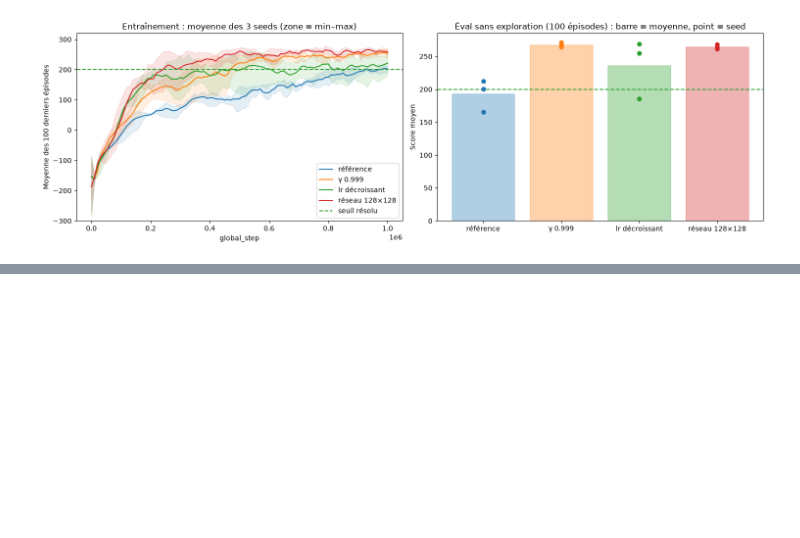
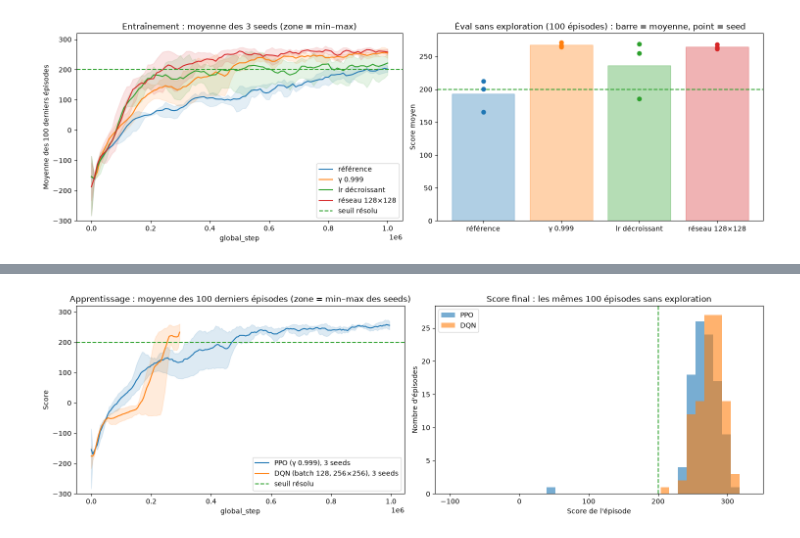
Before and after one commit to chrisrny/StartTrek, a Jupyter notebook: ppo.ipynb, the cells around one changed output, grey strips where cells are left out. Cells and saved outputs as stored; diff of their text form; code cells hidden in the pictures; blank space fills up the shorter version.

```diff
--- a/ppo.ipynb
+++ b/ppo.ipynb
@@ -1258,0 +1447,31 @@ plt.show()
+# %%
+fig, axes = plt.subplots(1, 2, figsize=(15, 4.8))
+
+for agent_name, runs, color in [("PPO (γ 0.999)", ppo_runs, "tab:blue"),
+                                ("DQN (batch 128, 256×256)", dqn_runs, "tab:orange")]:
+    end = min(r["curve_steps"][-1] for r in runs)
+    grid = np.arange(0, end + 1, 5_000)
+    curves = np.array([np.interp(grid, r["curve_steps"], r["curve_ma100"]) for r in runs])
+    axes[0].plot(grid, curves.mean(axis=0), color=color, label=f"{agent_name}, {len(runs)} seeds")
+    axes[0].fill_between(grid, curves.min(axis=0), curves.max(axis=0), color=color, alpha=0.15)
+axes[0].axhline(200, color="tab:green", linestyle="--", label="seuil résolu")
+axes[0].set_title("Apprentissage : moyenne des 100 derniers épisodes (zone = min–max des seeds)")
+axes[0].set_xlabel("global_step")
+axes[0].set_ylabel("Score")
+axes[0].set_ylim(-300, 320)
+axes[0].legend(loc="lower right")
+
+all_scores = [log["reward"] for log in final_eval_logs + dqn_eval_logs]
+bins = np.linspace(min(-100, min(all_scores)), max(330, max(all_scores)), 35)
+axes[1].hist([log["reward"] for log in final_eval_logs], bins=bins, alpha=0.6, color="tab:blue", label="PPO")
+axes[1].hist([log["reward"] for log in dqn_eval_logs], bins=bins, alpha=0.6, color="tab:orange", label="DQN")
+axes[1].axvline(200, color="tab:green", linestyle="--")
+axes[1].set_title("Score final : les mêmes 100 épisodes sans exploration")
+axes[1].set_xlabel("Score de l'épisode")
+axes[1].set_ylabel("Nombre d'épisodes")
+axes[1].legend()
+
+plt.tight_layout()
+plt.show()
+# %% [output]
+[figure, added]
```
Also changed, not shown: parts of 20 cells of this notebook, 9 other files.
